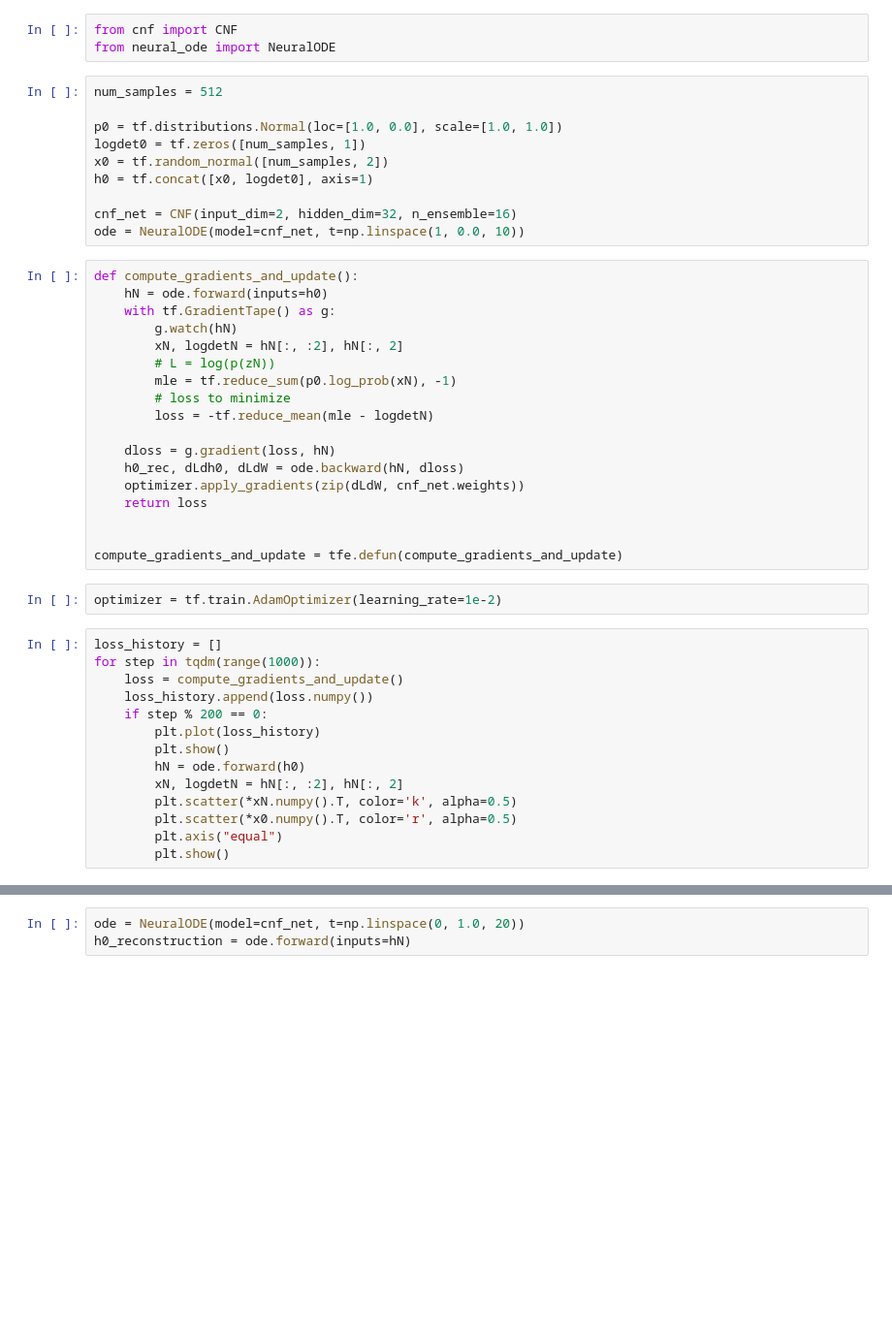
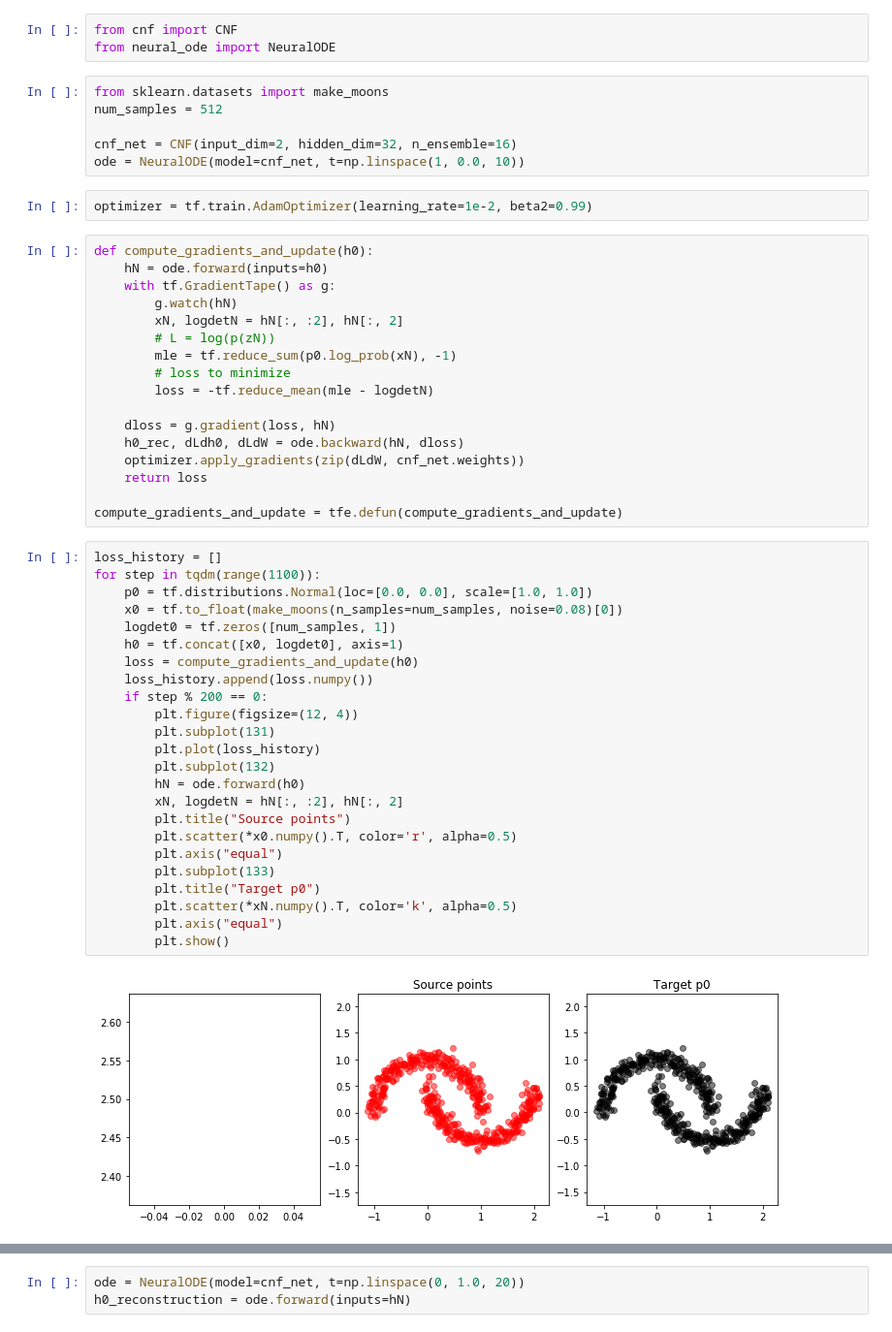
Before and after one commit to kmkolasinski/deep-learning-notes, a Jupyter notebook: seminars/Neural-ODE/nfs.ipynb, the cells around one changed output, grey strips where cells are left out. Shown at 97% size. Saved outputs shown, nothing was run; the diff lists cells and outputs as text; blank space fills up the shorter version.

```diff
--- a/seminars/Neural-ODE/nfs.ipynb
+++ b/seminars/Neural-ODE/nfs.ipynb
@@ -16,17 +19,15 @@ tf.enable_eager_execution()
 from cnf import CNF
 from neural_ode import NeuralODE
 # %%
+from sklearn.datasets import make_moons
 num_samples = 512
-
-p0 = tf.distributions.Normal(loc=[1.0, 0.0], scale=[1.0, 1.0])
-logdet0 = tf.zeros([num_samples, 1])
-x0 = tf.random_normal([num_samples, 2])
-h0 = tf.concat([x0, logdet0], axis=1)
 
 cnf_net = CNF(input_dim=2, hidden_dim=32, n_ensemble=16)
 ode = NeuralODE(model=cnf_net, t=np.linspace(1, 0.0, 10))
+# %%
+optimizer = tf.train.AdamOptimizer(learning_rate=1e-2, beta2=0.99)
 # %%
-def compute_gradients_and_update():
+def compute_gradients_and_update(h0):
     hN = ode.forward(inputs=h0)
     with tf.GradientTape() as g:
         g.watch(hN)
@@ -41,21 +42,30 @@ def compute_gradients_and_update():
     optimizer.apply_gradients(zip(dLdW, cnf_net.weights))
     return loss
 
-
 compute_gradients_and_update = tfe.defun(compute_gradients_and_update)
-# %%
-optimizer = tf.train.AdamOptimizer(learning_rate=1e-2)
 # %%
 loss_history = []
-for step in tqdm(range(1000)):
-    loss = compute_gradients_and_update()
+for step in tqdm(range(1100)):
+    p0 = tf.distributions.Normal(loc=[0.0, 0.0], scale=[1.0, 1.0])
+    x0 = tf.to_float(make_moons(n_samples=num_samples, noise=0.08)[0])
+    logdet0 = tf.zeros([num_samples, 1])
+    h0 = tf.concat([x0, logdet0], axis=1)
+    loss = compute_gradients_and_update(h0)
     loss_history.append(loss.numpy())
     if step % 200 == 0:
+        plt.figure(figsize=(12, 4))
+        plt.subplot(131)
         plt.plot(loss_history)
-        plt.show()
+        plt.subplot(132)
         hN = ode.forward(h0)
         xN, logdetN = hN[:, :2], hN[:, 2]
-        plt.scatter(*xN.numpy().T, color='k', alpha=0.5)
+        plt.title("Source points")
         plt.scatter(*x0.numpy().T, color='r', alpha=0.5)
         plt.axis("equal")
+        plt.subplot(133)
+        plt.title("Target p0")
+        plt.scatter(*xN.numpy().T, color='k', alpha=0.5)
+        plt.axis("equal")
         plt.show()
+# %% [output]
+[figure, added]
```
Also changed, not shown: parts of 27 cells of this notebook.
